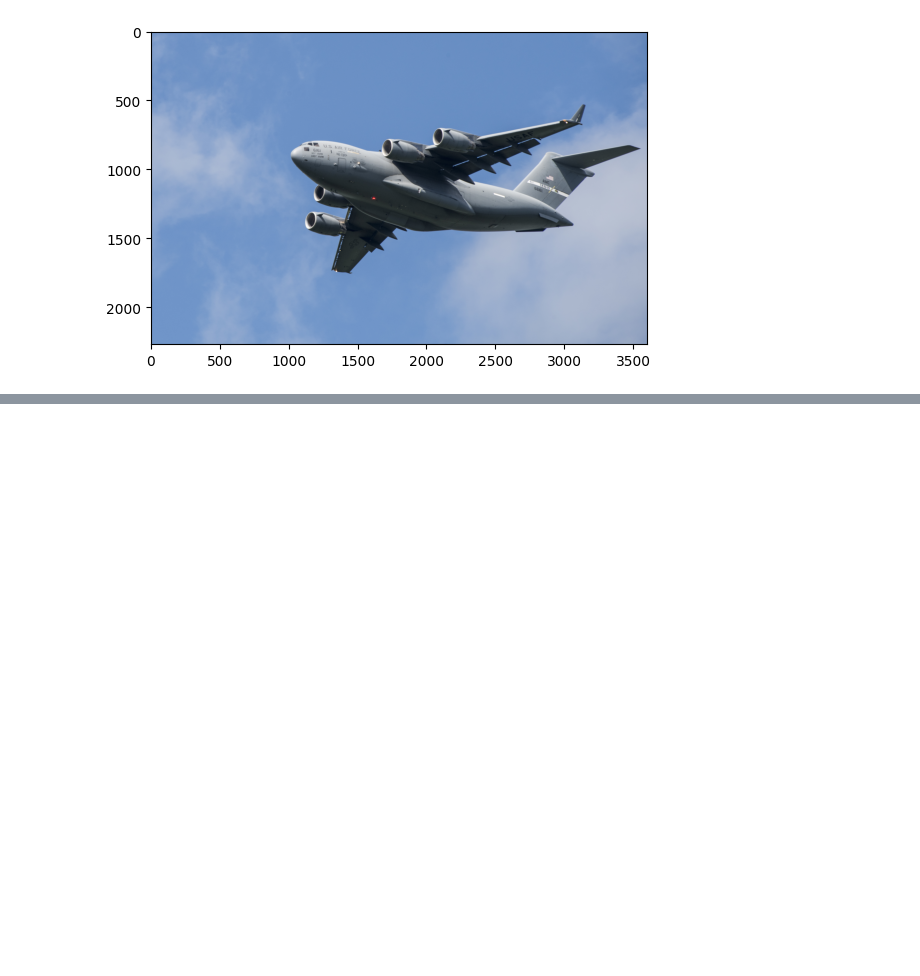
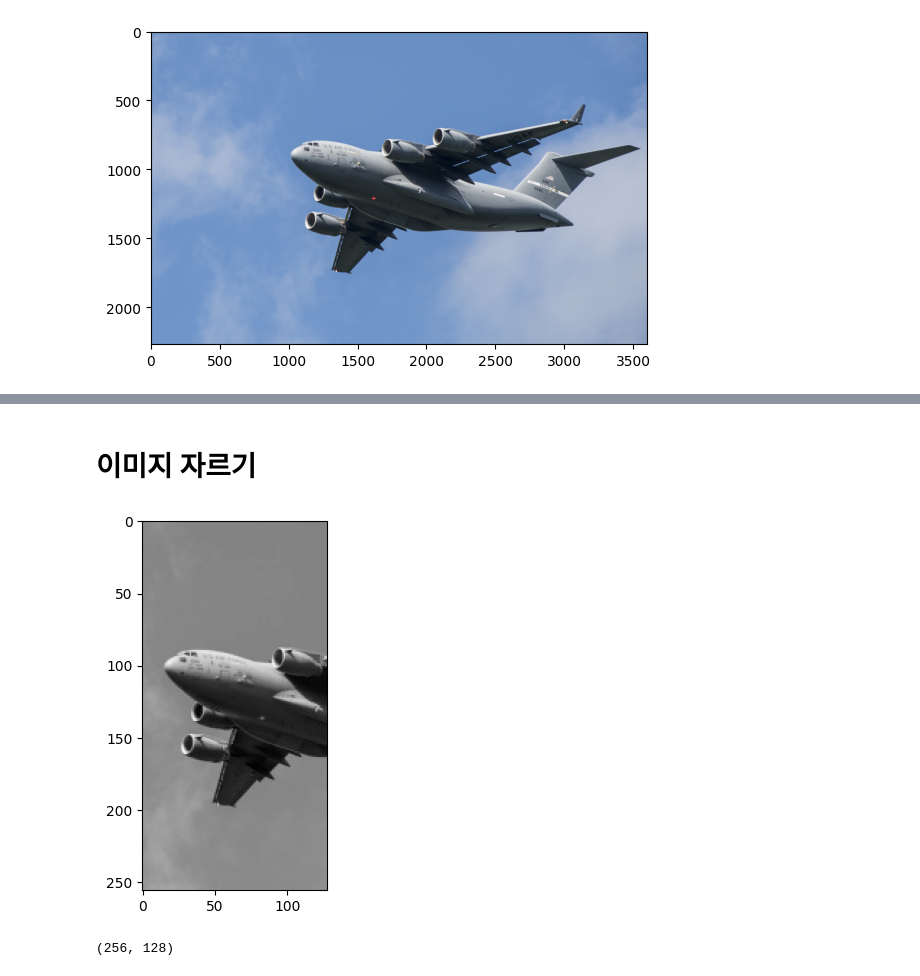
Before and after one commit to horolrolx/ai_visualization, a Jupyter notebook: day07/DAY7.ipynb, the cells around one changed output, grey strips where cells are left out. Saved outputs shown, nothing was run; the diff lists cells and outputs as text; code cells hidden in the pictures; blank space fills up the shorter version.

```diff
--- a/day07/DAY7.ipynb
+++ b/day07/DAY7.ipynb
@@ -77,0 +131,10 @@ plt.show()
+# %% [markdown]
+# 이미지 자르기
+# %%
+img_cropped = img[:, :128]
+plt.imshow(img_cropped, cmap='gray')
+plt.show()
+img_cropped.shape
+# %% [output]
+[figure, added]
+(256, 128)
```
Also changed, not shown: parts of 16 cells of this notebook, 1 other file.
